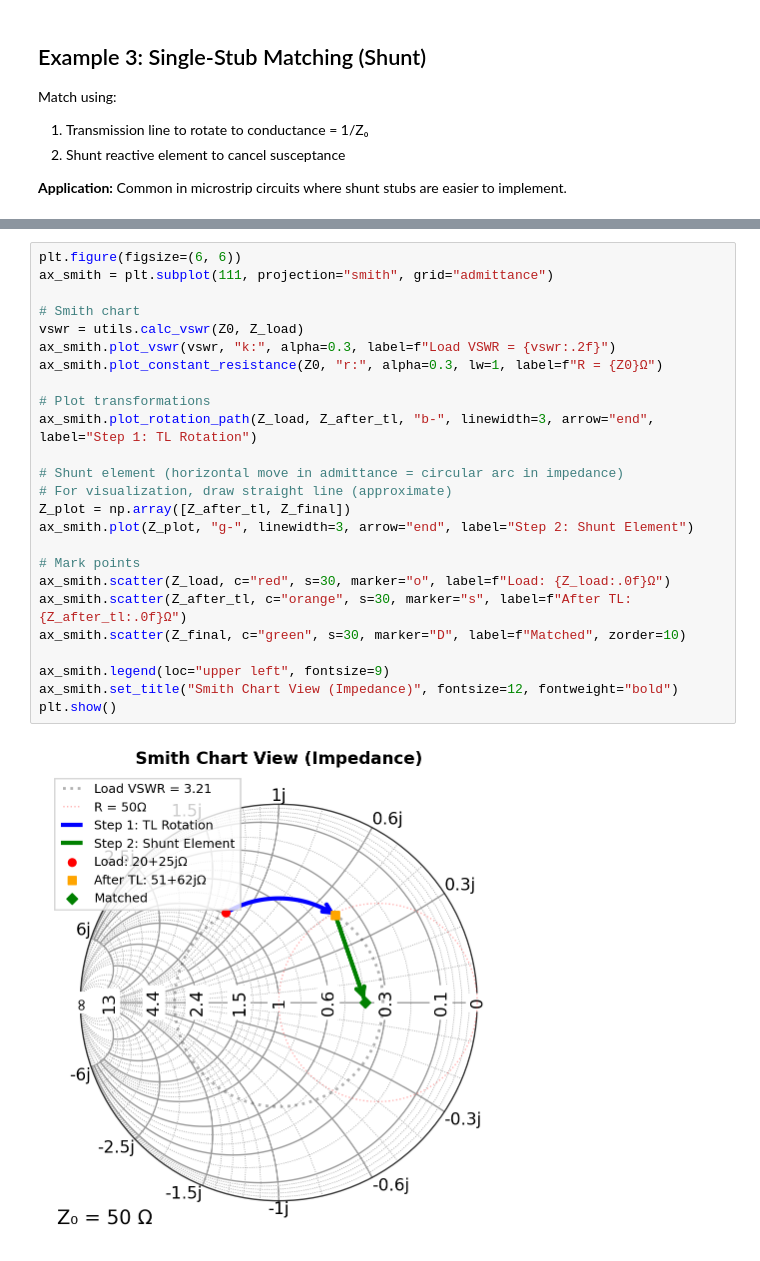
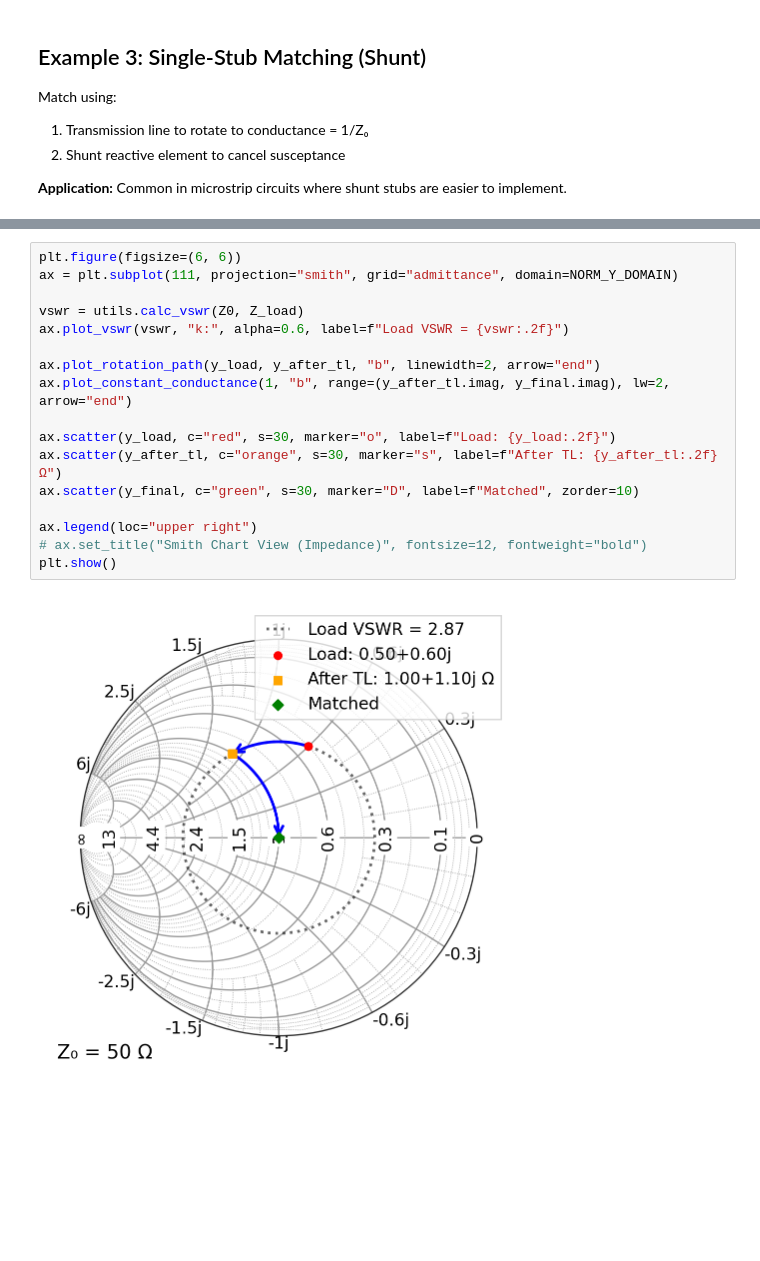
Before and after one commit to scottprahl/pysmithchart, a Jupyter notebook: docs/07_impedance_matching.ipynb, the cells around one changed output, grey strips where cells are left out. Drawn from its saved outputs; the diff is of its cells as text; blank space fills up the shorter version.

```diff
--- a/docs/07_impedance_matching.ipynb
+++ b/docs/07_impedance_matching.ipynb
@@ -302,30 +328,22 @@ Final VSWR: 2.525:1
 # %%
 plt.figure(figsize=(6, 6))
-ax_smith = plt.subplot(111, projection="smith", grid="admittance")
+ax = plt.subplot(111, projection="smith", grid="admittance", domain=NORM_Y_DOMAIN)
 
-# Smith chart
 vswr = utils.calc_vswr(Z0, Z_load)
-ax_smith.plot_vswr(vswr, "k:", alpha=0.3, label=f"Load VSWR = {vswr:.2f}")
-ax_smith.plot_constant_resistance(Z0, "r:", alpha=0.3, lw=1, label=f"R = {Z0}Ω")
+ax.plot_vswr(vswr, "k:", alpha=0.6, label=f"Load VSWR = {vswr:.2f}")
 
-# Plot transformations
-ax_smith.plot_rotation_path(Z_load, Z_after_tl, "b-", linewidth=3, arrow="end", label="Step 1: TL Rotation")
+ax.plot_rotation_path(y_load, y_after_tl, "b", linewidth=2, arrow="end")
+ax.plot_constant_conductance(1, "b", range=(y_after_tl.imag, y_final.imag), lw=2, arrow="end")
 
-# Shunt element (horizontal move in admittance = circular arc in impedance)
-# For visualization, draw straight line (approximate)
-Z_plot = np.array([Z_after_tl, Z_final])
-ax_smith.plot(Z_plot, "g-", linewidth=3, arrow="end", label="Step 2: Shunt Element")
+ax.scatter(y_load, c="red", s=30, marker="o", label=f"Load: {y_load:.2f}")
+ax.scatter(y_after_tl, c="orange", s=30, marker="s", label=f"After TL: {y_after_tl:.2f} Ω")
+ax.scatter(y_final, c="green", s=30, marker="D", label=f"Matched", zorder=10)
 
-# Mark points
-ax_smith.scatter(Z_load, c="red", s=30, marker="o", label=f"Load: {Z_load:.0f}Ω")
-ax_smith.scatter(Z_after_tl, c="orange", s=30, marker="s", label=f"After TL: {Z_after_tl:.0f}Ω")
-ax_smith.scatter(Z_final, c="green", s=30, marker="D", label=f"Matched", zorder=10)
-
-ax_smith.legend(loc="upper left", fontsize=9)
-ax_smith.set_title("Smith Chart View (Impedance)", fontsize=12, fontweight="bold")
+ax.legend(loc="upper right")
+# ax.set_title("Smith Chart View (Impedance)", fontsize=12, fontweight="bold")
 plt.show()
 # %% [output]
-[figure, old version]
+[figure, new version]
 # %% [markdown]
 ## Example 4: L-Network Matching (Series-Shunt)
 
```
Also changed, not shown: parts of 16 cells of this notebook, 5 other files.
